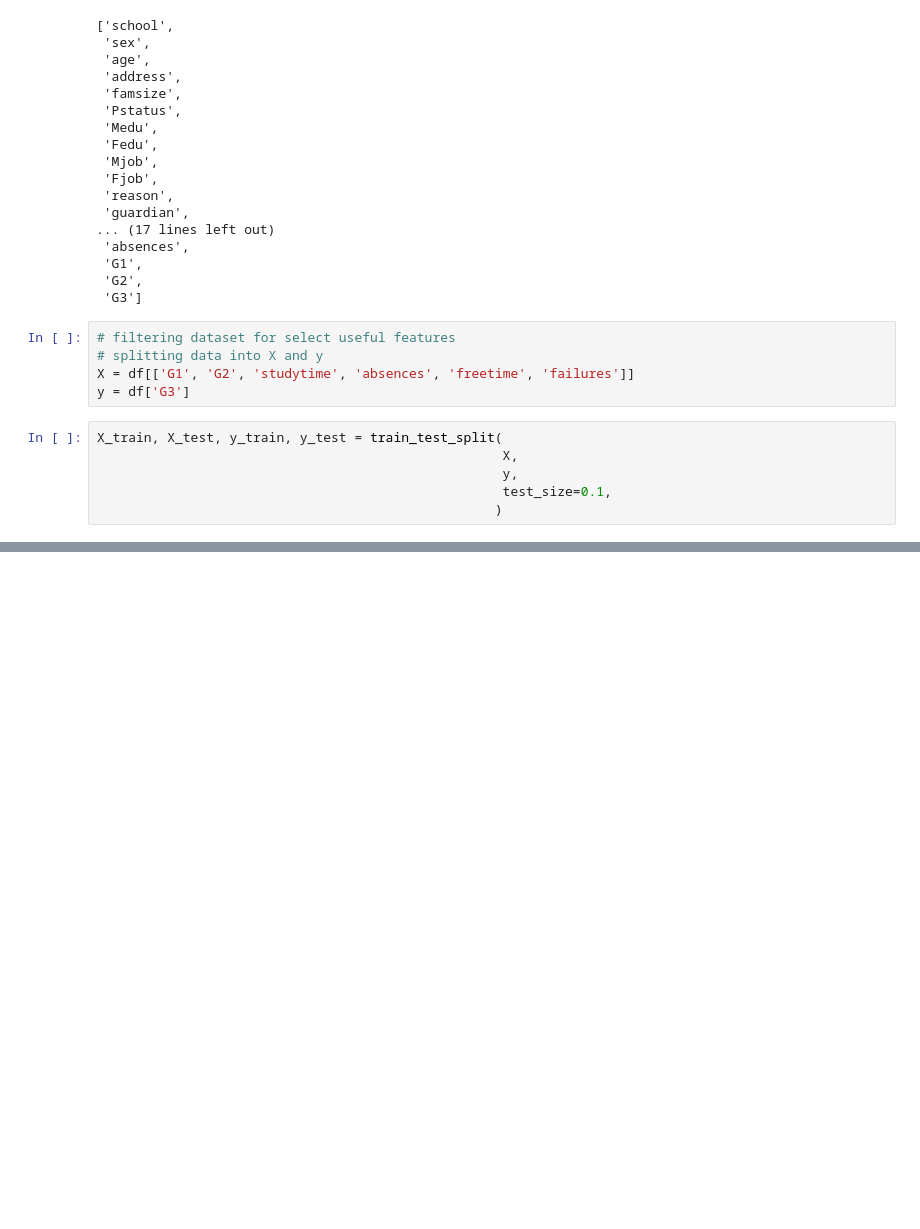
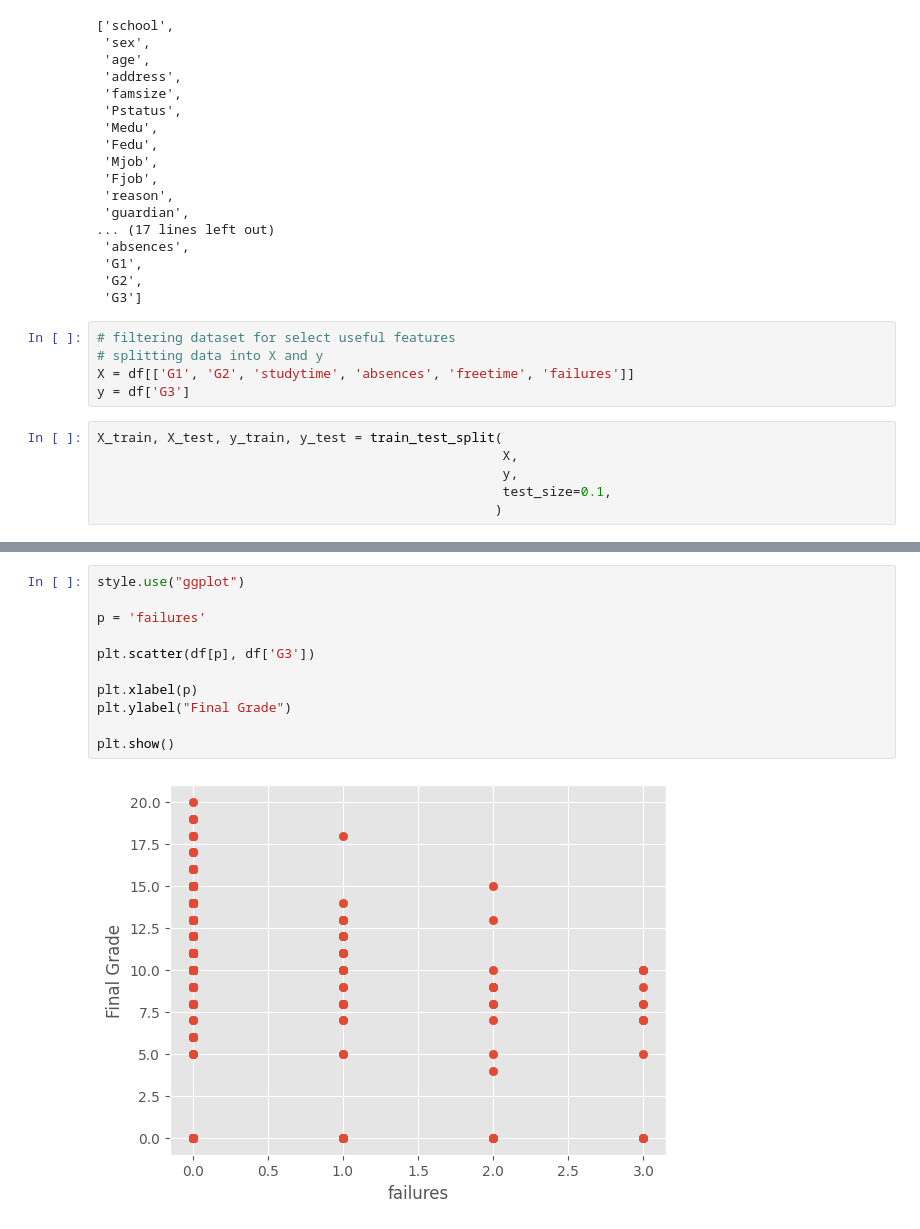
Before and after one commit to GoosieGav/Student-Preformance, a Jupyter notebook: SP.ipynb, the cells around one changed output, grey strips where cells are left out. Drawn from its saved outputs; the diff is of its cells as text; blank space fills up the shorter version.

```diff
--- a/SP.ipynb
+++ b/SP.ipynb
@@ -79,0 +104,13 @@ Model score: 0.82
+# %%
+style.use("ggplot")
+
+p = 'failures'
+
+plt.scatter(df[p], df['G3'])
+
+plt.xlabel(p)
+plt.ylabel("Final Grade")
+
+plt.show()
+# %% [output]
+[figure, added]
```
Also changed, not shown: parts of 6 cells of this notebook.
